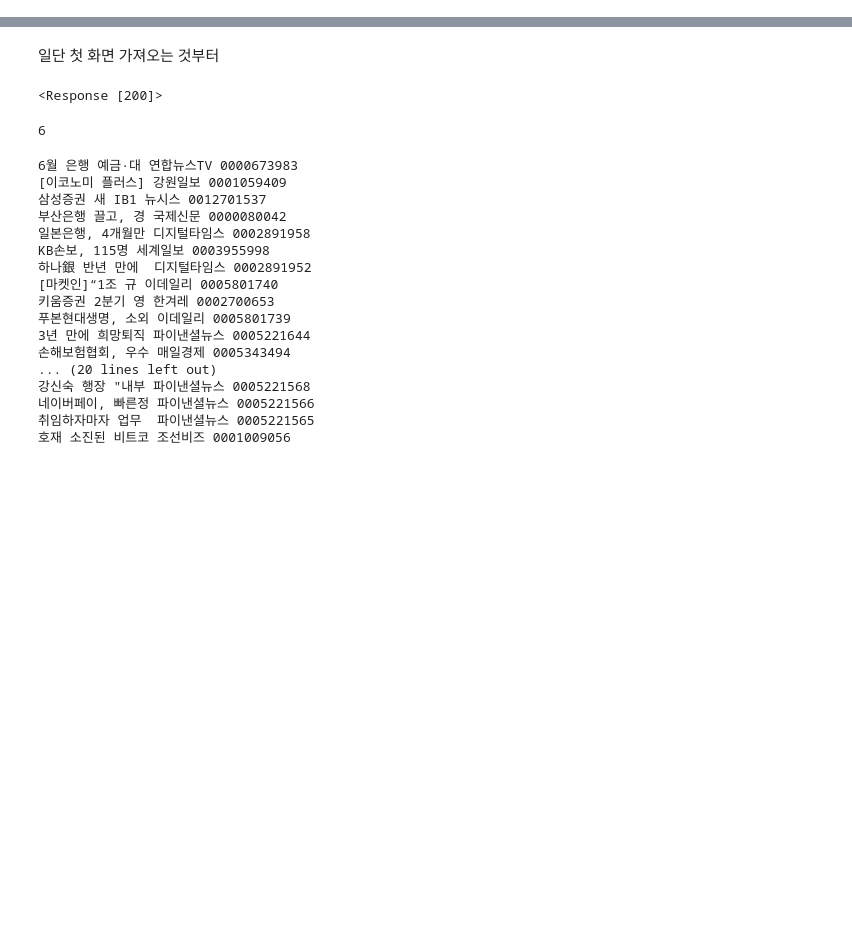
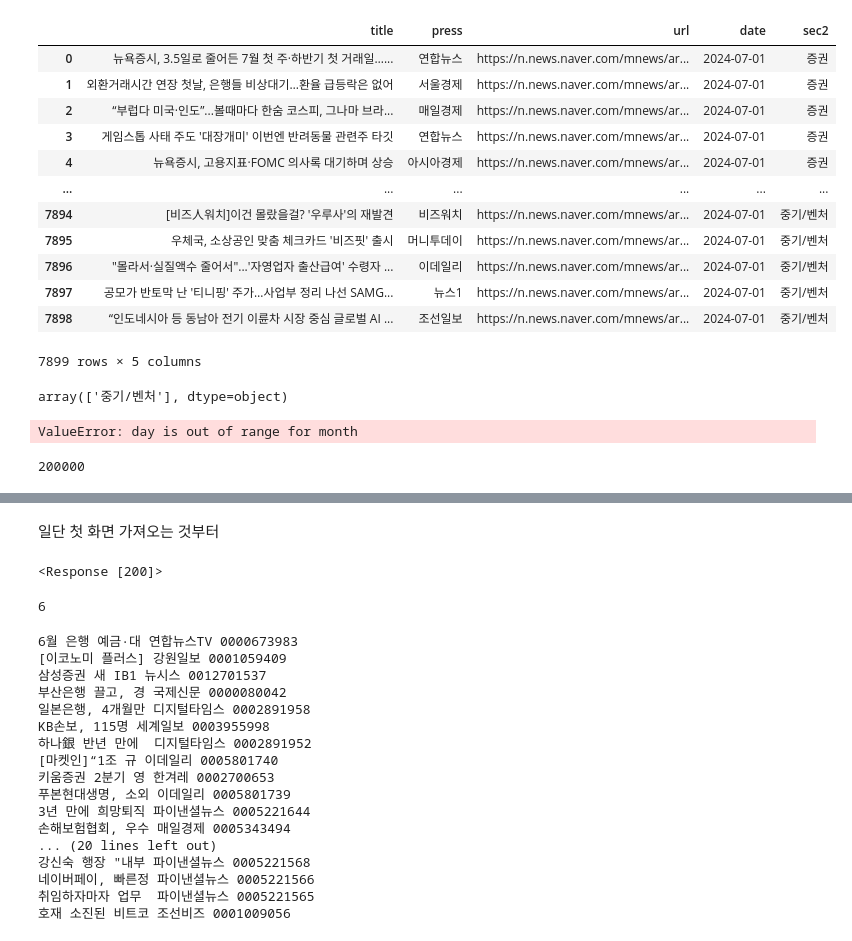
Before and after one commit to sesac-analyst/NewsRecommend_Team_5, a Jupyter notebook: crawling/kha/test.ipynb, the cells around one changed output, grey strips where cells are left out. Saved outputs shown, nothing was run; the diff lists cells and outputs as text; code cells hidden in the pictures; blank space fills up the shorter version.

```diff
--- a/crawling/kha/test.ipynb
+++ b/crawling/kha/test.ipynb
@@ -7,3 +7,24 @@ from dateutil import rrule
 
 import pandas as pd
 import json
+# %%
+df = pd.read_csv('news_naver.csv')
+df
+# %% [output]
+|  | title | press | url | date | sec2 |
+| 0 | 뉴욕증시, 3.5일로 줄어든 7월 첫 주·하반기 첫 거래일…... | 연합뉴스 | https://n.news.naver.com/mnews/ar... | 2024-07-01 | 증권 |
+| 1 | 외환거래시간 연장 첫날, 은행들 비상대기…환율 급등락은 없어 | 서울경제 | https://n.news.naver.com/mnews/ar... | 2024-07-01 | 증권 |
+| 2 | “부럽다 미국·인도”...볼때마다 한숨 코스피, 그나마 브라... | 매일경제 | https://n.news.naver.com/mnews/ar... | 2024-07-01 | 증권 |
+| 3 | 게임스톱 사태 주도 '대장개미' 이번엔 반려동물 관련주 타깃 | 연합뉴스 | https://n.news.naver.com/mnews/ar... | 2024-07-01 | 증권 |
+| 4 | 뉴욕증시, 고용지표·FOMC 의사록 대기하며 상승 | 아시아경제 | https://n.news.naver.com/mnews/ar... | 2024-07-01 | 증권 |
+| ... | ... | ... | ... | ... | ... |
+| 7894 | [비즈人워치]이건 몰랐을걸? '우루사'의 재발견 | 비즈워치 | https://n.news.naver.com/mnews/ar... | 2024-07-01 | 중기/벤처 |
+| 7895 | 우체국, 소상공인 맞춤 체크카드 '비즈핏' 출시 | 머니투데이 | https://n.news.naver.com/mnews/ar... | 2024-07-01 | 중기/벤처 |
+| 7896 | "몰라서·실질액수 줄어서"...'자영업자 출산급여' 수령자 ... | 이데일리 | https://n.news.naver.com/mnews/ar... | 2024-07-01 | 중기/벤처 |
+| 7897 | 공모가 반토막 난 '티니핑' 주가…사업부 정리 나선 SAMG... | 뉴스1 | https://n.news.naver.com/mnews/ar... | 2024-07-01 | 중기/벤처 |
+| 7898 | “인도네시아 등 동남아 전기 이륜차 시장 중심 글로벌 AI ... | 조선일보 | https://n.news.naver.com/mnews/ar... | 2024-07-01 | 중기/벤처 |
+7899 rows × 5 columns
+# %%
+df.sec2.unique()
+# %% [output]
+array(['중기/벤처'], dtype=object)
@@ -9,0 +36,8 @@ import json
+# %%
+dt.datetime(2024, 7, 33)
+# %% [output]
+ValueError: day is out of range for month
+# %%
+int('200,000'.replace(',', ''))
+# %% [output]
+200000
```
Also changed, not shown: parts of 16 cells of this notebook, 3 other files.
